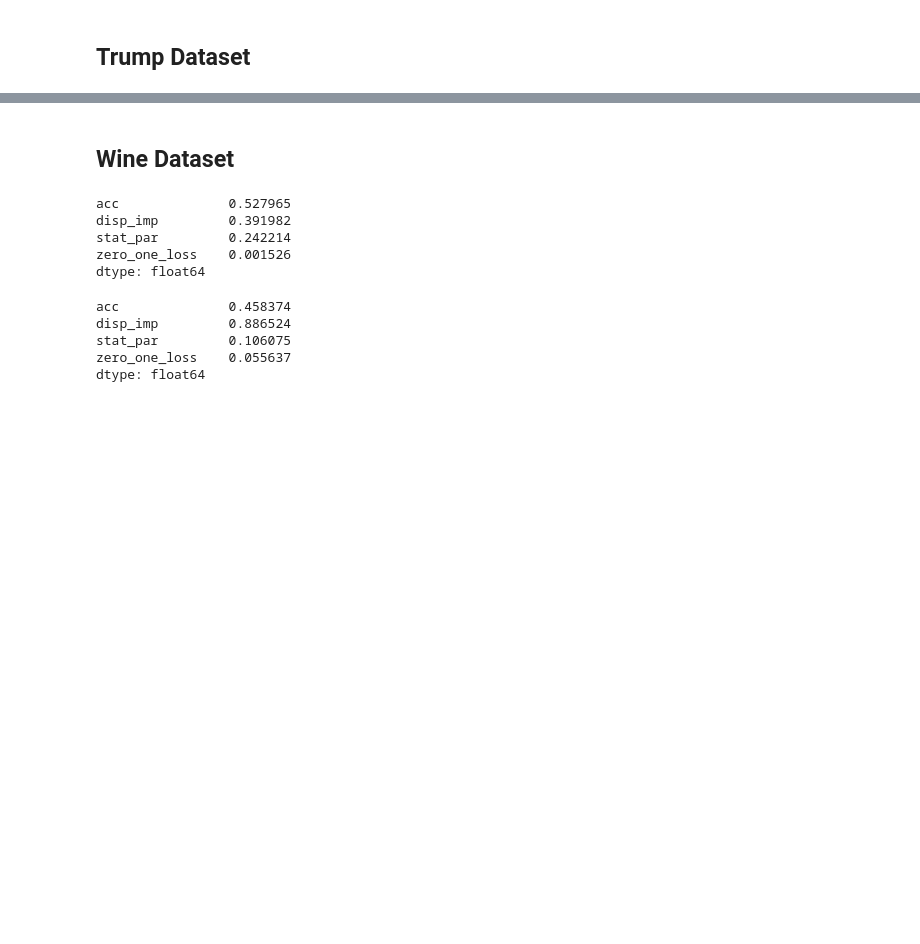
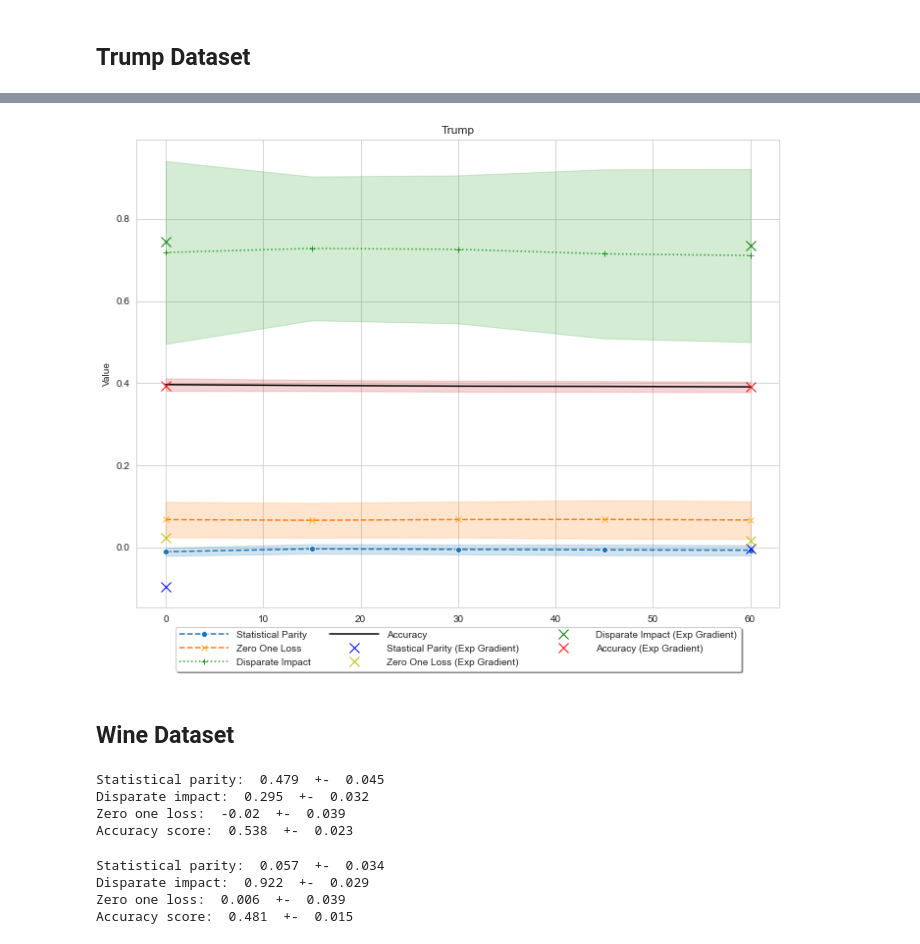
Before and after one commit to giordanoDaloisio/fair-classification, a Jupyter notebook: analysis/results.ipynb, the cells around one changed output, grey strips where cells are left out. Saved outputs shown, nothing was run; the diff lists cells and outputs as text; code cells hidden in the pictures; blank space fills up the shorter version.

```diff
--- a/analysis/results.ipynb
+++ b/analysis/results.ipynb
@@ -90,20 +169,26 @@ dtype: float64
+# %%
+trump_demv = pd.read_csv('ris_demv/trump_eval.csv')
+points_start = preparepoints(trump_bias, 0)
+points_end = preparepoints(trump_fair, 60)
+plot_metrics_curves(trump_demv, points_start=points_start, points_end=points_end, title='Trump')
+plt.show()
+# %% [output]
+[figure, added]
 # %% [markdown]
 ## Wine Dataset
 # %%
 wine = pd.read_csv('wine_data/ris/wine_bias.csv')
-wine.mean()
+print_metrics(wine)
 # %% [output]
-acc              0.527965
-disp_imp         0.391982
-stat_par         0.242214
-zero_one_loss    0.001526
-dtype: float64
+Statistical parity:  0.479  +-  0.045
+Disparate impact:  0.295  +-  0.032
+Zero one loss:  -0.02  +-  0.039
+Accuracy score:  0.538  +-  0.023
 # %%
-wine = pd.read_csv('wine_data/ris/wine_fair.csv')
-wine.mean()
+wine_fair = pd.read_csv('wine_data/ris/wine_fair.csv')
+print_metrics(wine_fair)
 # %% [output]
-acc              0.458374
-disp_imp         0.886524
-stat_par         0.106075
-zero_one_loss    0.055637
-dtype: float64
+Statistical parity:  0.057  +-  0.034
+Disparate impact:  0.922  +-  0.029
+Zero one loss:  0.006  +-  0.039
+Accuracy score:  0.481  +-  0.015
```
Also changed, not shown: parts of 29 cells of this notebook, 27 other files.
